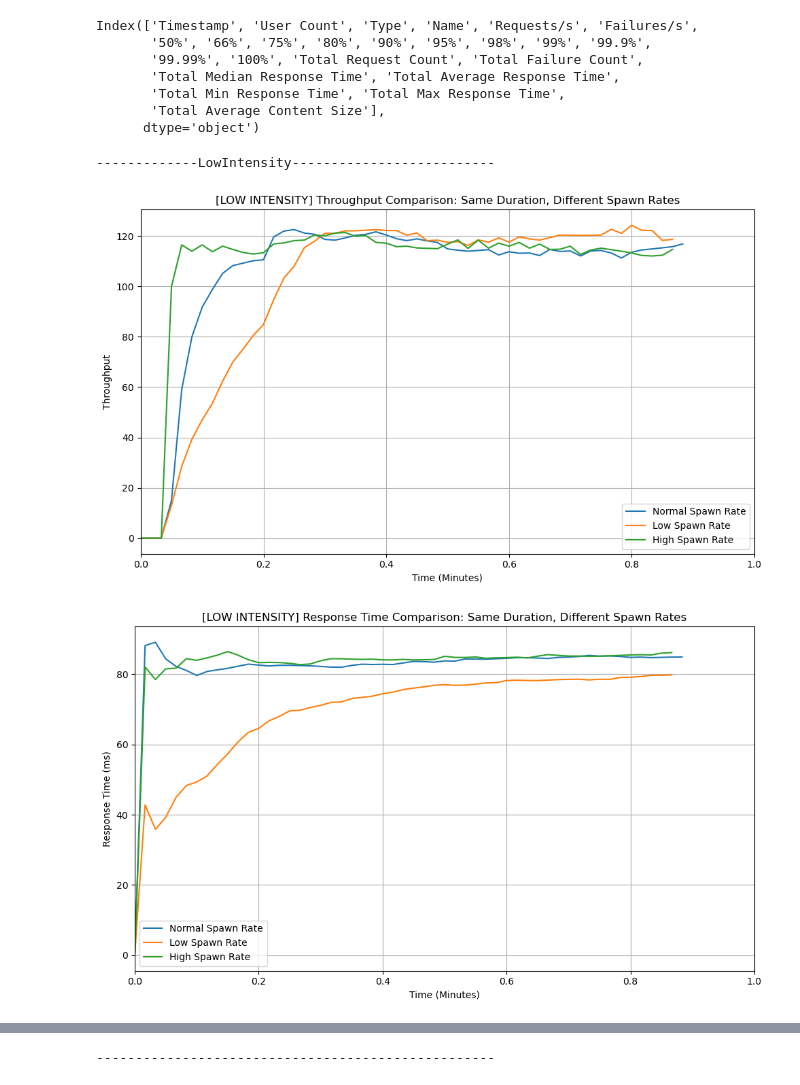
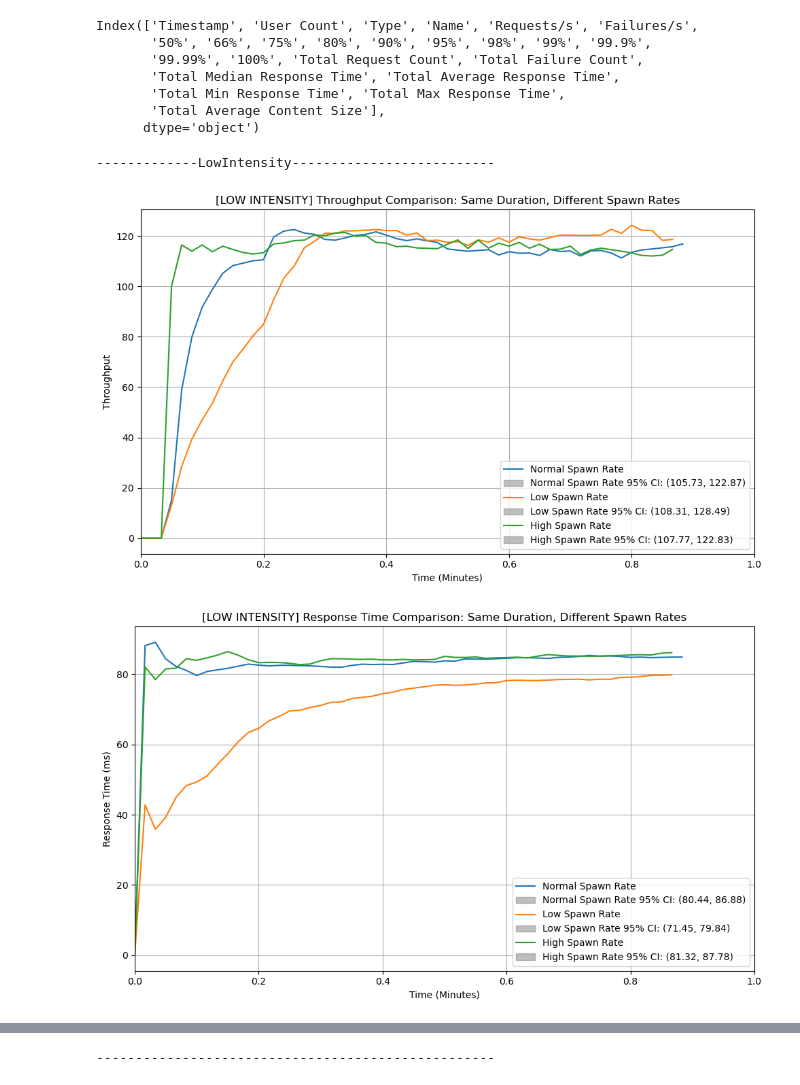
Before and after one commit to zhifanl/SENG533-TeaStore-Evaluation, a Jupyter notebook: locust_data_analysis.ipynb, the cells around one changed output, grey strips where cells are left out. Saved outputs shown, nothing was run; the diff lists cells and outputs as text; code cells hidden in the pictures.

Commit message:
ci for graphs

```diff
--- a/locust_data_analysis.ipynb
+++ b/locust_data_analysis.ipynb
@@ -42,6 +42,11 @@ Index(['Timestamp', 'User Count', 'Type', 'Name', 'Requests/s', 'Failures/s',
       dtype='object')
 # %%
 import matplotlib.pyplot as plt
+
+import numpy as np
+import matplotlib.pyplot as plt
+import scipy.stats as stats
+
 def plot_data(dfs, labels, y_key, ylabel, title, max_duration=60):
     plt.figure(figsize=(10, 6))
     for df, label in zip(dfs, labels):
@@ -51,7 +56,23 @@ def plot_data(dfs, labels, y_key, ylabel, title, max_duration=60):
 
         # Apply cutoff based on max_duration
         cutoff_index = time_in_minutes <= max_duration
-        plt.plot(time_in_minutes[cutoff_index], df[y_key][cutoff_index], label=label)
+        time_data = time_in_minutes[cutoff_index]
+        y_data = df[y_key][cutoff_index]
+
+        # Compute median and confidence interval
+        median_val = np.median(y_data)
+        std_dev = np.std(y_data)
+        sample_size = len(y_data)
+        z_score = stats.norm.ppf(0.975)  # for 95% confidence interval
+        margin_error = z_score * (std_dev / np.sqrt(sample_size))
+        conf_interval = (median_val - margin_error, median_val + margin_error)
+
+        # Plot the data
+        plt.plot(time_data, y_data, label=label)
+
+        # Annotations for median and confidence interval
+        # plt.axhline(y=median_val, color='r', linestyle='-', label=f'{label} Median: {median_val:.2f}')
+        plt.fill_betweenx([0, max(y_data)], x1=conf_interval[0], x2=conf_interval[1], color='gray', alpha=0.5, label=f'{label} 95% CI: ({conf_interval[0]:.2f}, {conf_interval[1]:.2f})')
 
     plt.xlabel('Time (Minutes)')
     plt.ylabel(ylabel)
@@ -62,6 +83,7 @@ def plot_data(dfs, labels, y_key, ylabel, title, max_duration=60):
     plt.tight_layout()
     plt.savefig(f'{title.replace(" ", "_").lower()}.png')
     plt.show()
+
 
 print("-------------LowIntensity--------------------------")
 
@@ -113,32 +135,32 @@ plot_data(
 
 plot_data(
     [data_frames['low']['short'], data_frames['low']['long_5mins'], data_frames['low']['long_30mins'],  data_frames['low']['long_60mins']],
     ['1 Mins', '5 Mins', '30 Mins', '60 Mins'],
     'Total Average Response Time',
     'Response Time (ms)',
     '[LOW INTENSITY] Response Time Comparison: Different Durations',
     max_duration= 1
 )
 
 plot_data(
     [data_frames['low']['short'], data_frames['low']['long_5mins'], data_frames['low']['long_30mins'],  data_frames['low']['long_60mins']],
     ['1 Mins', '5 Mins', '30 Mins', '60 Mins'],
     'Total Average Response Time',
     'Response Time (ms)',
     '[LOW INTENSITY] Response Time Comparison: Different Durations',
     max_duration= 10
 )
 
 plot_data(
     [data_frames['low']['short'], data_frames['low']['long_5mins'], data_frames['low']['long_30mins'],  data_frames['low']['long_60mins']],
     ['1 Mins', '5 Mins', '30 Mins', '60 Mins'],
     'Total Average Response Time',
     'Response Time (ms)',
     '[LOW INTENSITY] Response Time Comparison: Different Durations'
 )
 
 print("---------------------------------------------------")
 # %% [output]
 -------------LowIntensity--------------------------
-[figure, old version]
+[figure, new version]
-[figure, old version]
+[figure, new version]
```
Also changed, not shown: parts of 3 cells of this notebook, 47 other files.
